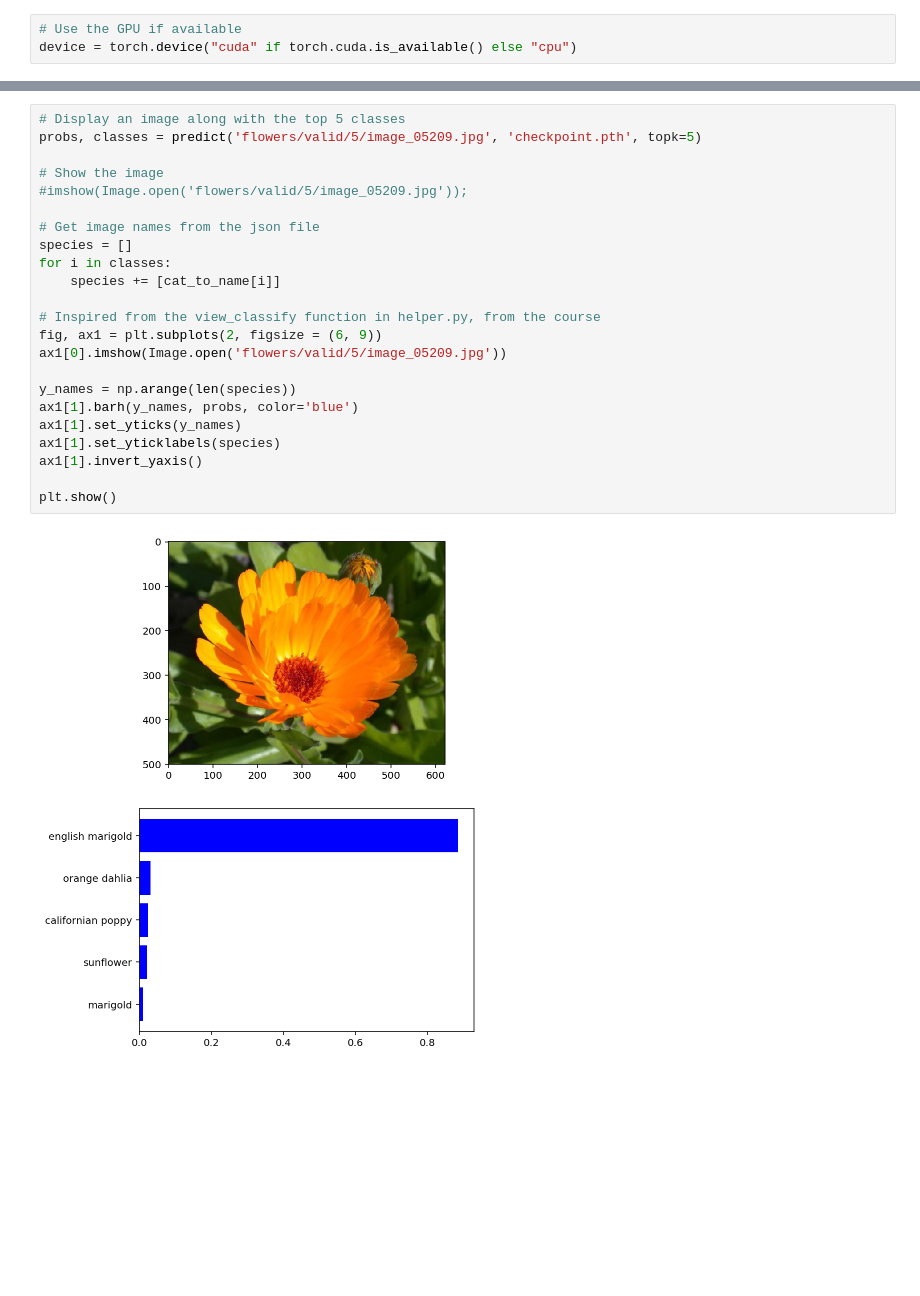
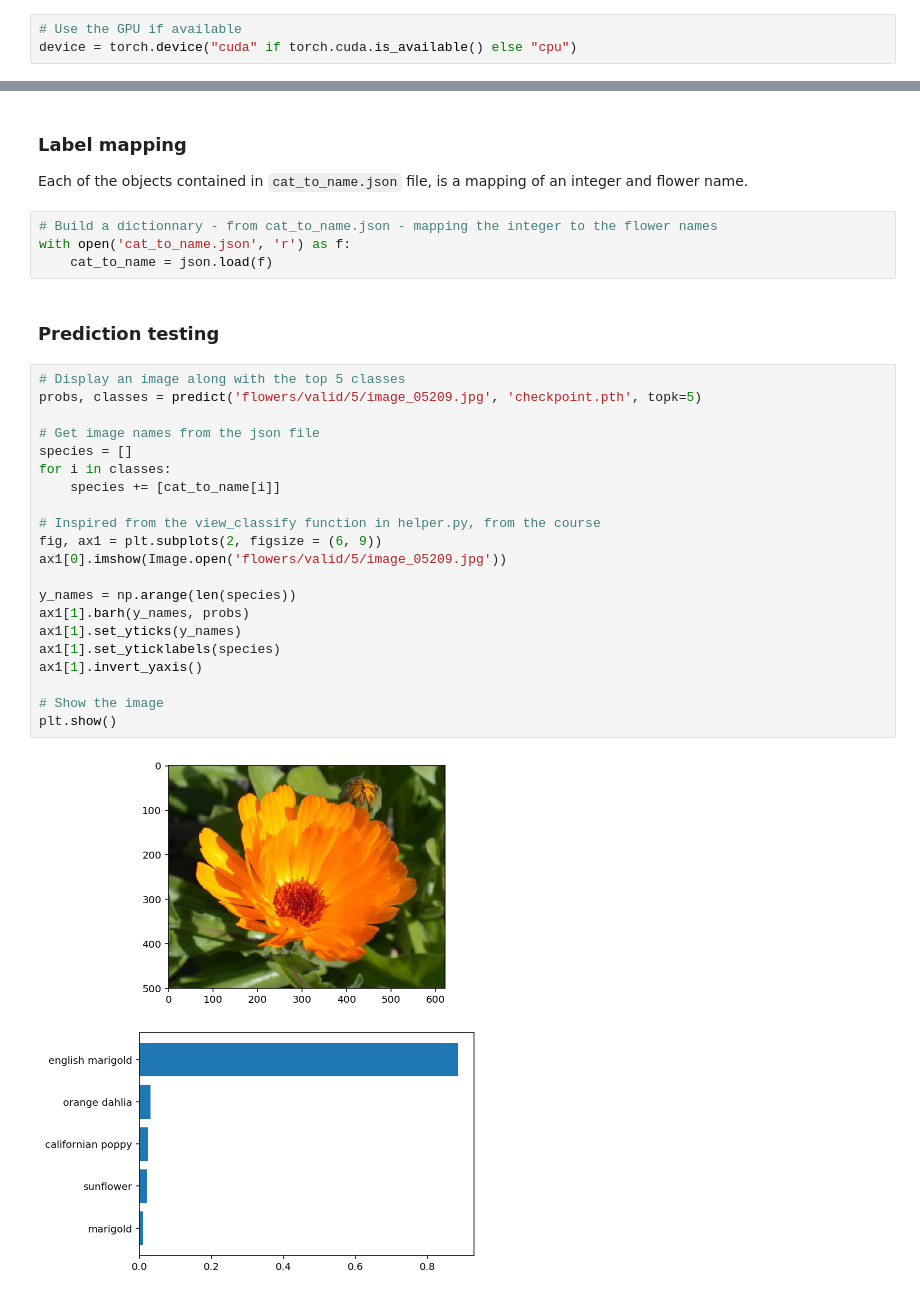
Before and after one commit to jlcossi/classify_images_with_PyTorch, a Jupyter notebook: image_classifier.ipynb, the cells around one changed output, grey strips where cells are left out. Saved outputs shown, nothing was run; the diff lists cells and outputs as text; blank space fills up the shorter version.

Commit message:
refactor: Get flowers names just before prediction

```diff
--- a/image_classifier.ipynb
+++ b/image_classifier.ipynb
@@ -468,28 +467,36 @@ Now that you can use a trained model for predictions, check to make sure it make
 <img src='assets/inference_example.png' width=300px>
 
 You can convert from the class integer encoding to actual flower names with the `cat_to_name.json` file (should have been loaded earlier in the notebook). To show a PyTorch tensor as an image, use the `imshow` function defined above.
+# %% [markdown]
+### Label mapping
+
+Each of the objects contained in `cat_to_name.json` file, is a mapping of an integer and flower name.
+# %%
+# Build a dictionnary - from cat_to_name.json - mapping the integer to the flower names
+with open('cat_to_name.json', 'r') as f:
+    cat_to_name = json.load(f)
+# %% [markdown]
+### Prediction testing
 # %%
 # Display an image along with the top 5 classes
 probs, classes = predict('flowers/valid/5/image_05209.jpg', 'checkpoint.pth', topk=5)
-
-# Show the image
-#imshow(Image.open('flowers/valid/5/image_05209.jpg'));
 
 # Get image names from the json file
 species = []
 for i in classes:
     species += [cat_to_name[i]]
 
 # Inspired from the view_classify function in helper.py, from the course
 fig, ax1 = plt.subplots(2, figsize = (6, 9))
 ax1[0].imshow(Image.open('flowers/valid/5/image_05209.jpg'))
 
 y_names = np.arange(len(species))
-ax1[1].barh(y_names, probs, color='blue')
+ax1[1].barh(y_names, probs)
 ax1[1].set_yticks(y_names)
 ax1[1].set_yticklabels(species)
 ax1[1].invert_yaxis()
 
+# Show the image
 plt.show()
 # %% [output]
-[figure, old version]
+[figure, new version]
```
Also changed, not shown: parts of 4 cells of this notebook.
